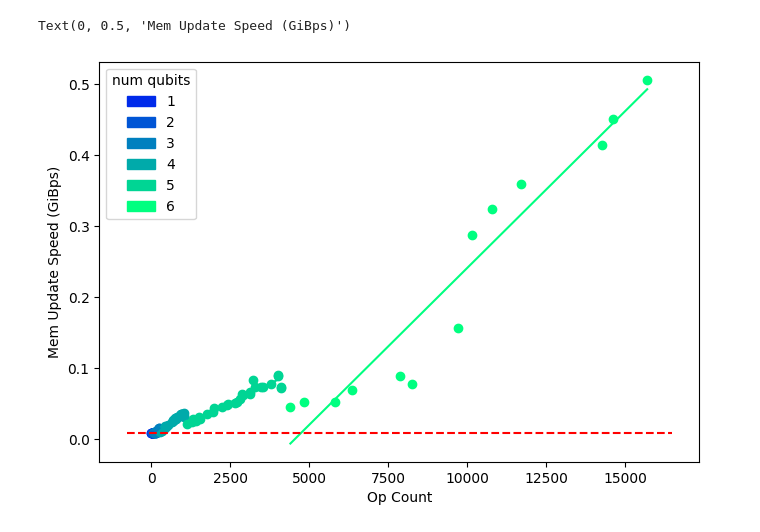
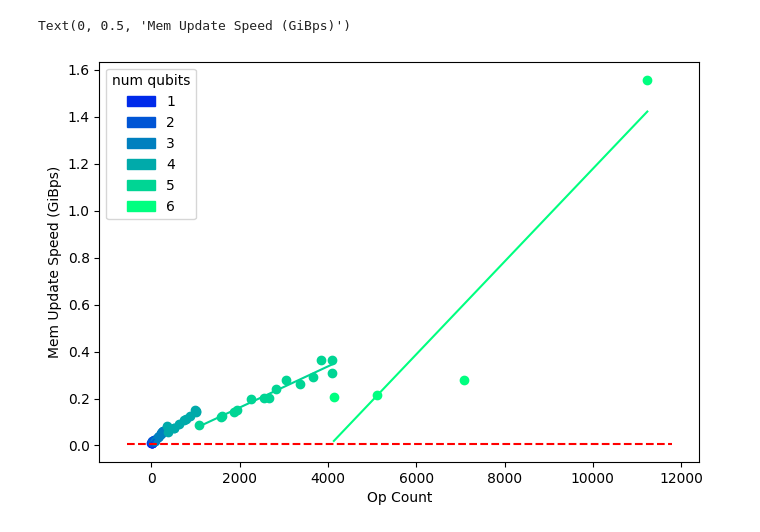
Before and after one commit to narix10yc/transpiler, a Jupyter notebook: analysis/analysis.ipynb, the cells around one changed output. Saved outputs shown, nothing was run; the diff lists cells and outputs as text; code cells hidden in the pictures.

```diff
--- a/analysis/analysis.ipynb
+++ b/analysis/analysis.ipynb
@@ -3,4 +3,5 @@ import numpy as np
 import matplotlib.pyplot as plt
 import pandas as pd
 # %%
-df = pd.read_csv("../build-debug/threads10.csv")
+df = pd.read_csv("model.csv")
+df = df.query("nThreads == 2")
@@ -21,32 +13,32 @@ N = 7
 colors = [color_map(i / (N - 1)) for i in range(N)]
 
 fig = plt.figure(figsize=(6, 4))
 ax_main : plt.Axes = fig.add_axes([0, 0, 1.0, 1.0])
 # ax_legend : plt.Axes = fig.add_axes([0.8, 0.0, 0.2, 1.0])
 
 # ax_legend.axis("off")
 
 # ax_main.set_xscale("log")
 # ax_main.set_yscale('log')
 handles = []
 for nQubit in df['nQubits'].unique():
   sub_df = df.query("nQubits == @nQubit")
   sub_df.sort_values("opCount")
   op_count_arr = sub_df["opCount"]
   mem_spd_arr = sub_df["memSpd"]
   ax_main.scatter(op_count_arr, mem_spd_arr ** -1, color=colors[nQubit])
   poly = np.polynomial.Polynomial.fit(op_count_arr, mem_spd_arr ** -1, deg=1)
 
-  tmp_arr = np.array([op_count_arr.min(), op_count_arr.max()])
+  tmp_arr = np.linspace(op_count_arr.min(), op_count_arr.max(), 100)
   ax_main.plot(tmp_arr, poly(tmp_arr), color=colors[nQubit])
 
   handles.append(mpatches.Patch(color=colors[nQubit], label=nQubit))
 
 ax_main.hlines(120.0 ** -1, *plt.xlim(), linestyle='--', color='r')
 
 ax_main.legend(handles=handles, title="num qubits")
 ax_main.set_xlabel("Op Count")
 ax_main.set_ylabel("Mem Update Speed (GiBps)")
 # %% [output]
 Text(0, 0.5, 'Mem Update Speed (GiBps)')
-[figure, old version]
+[figure, new version]
```
Also changed, not shown: parts of 1 cell of this notebook, 8 other files.
